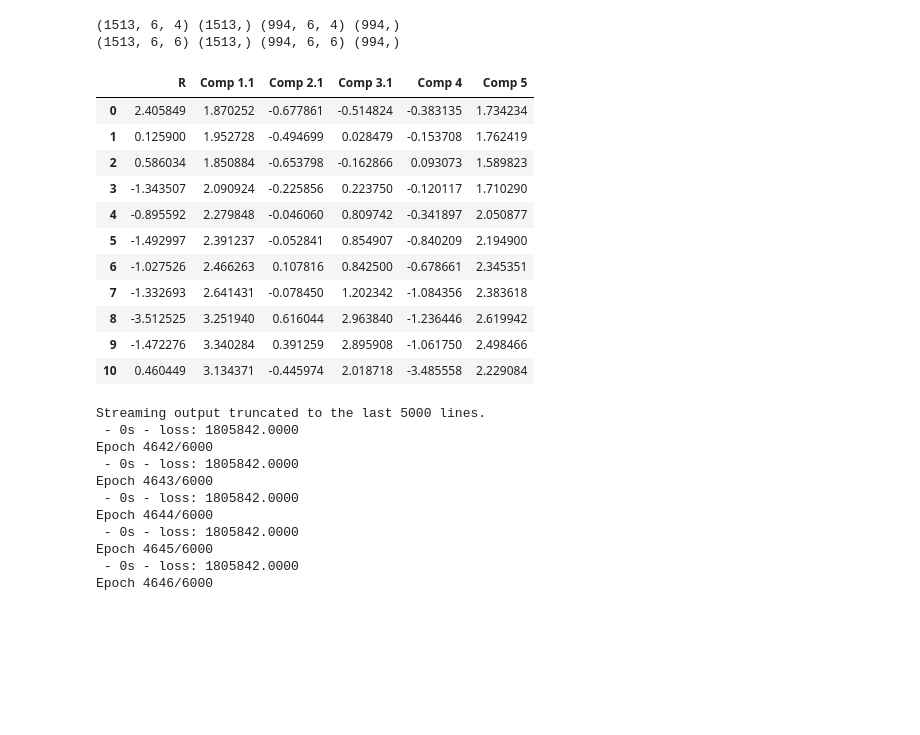
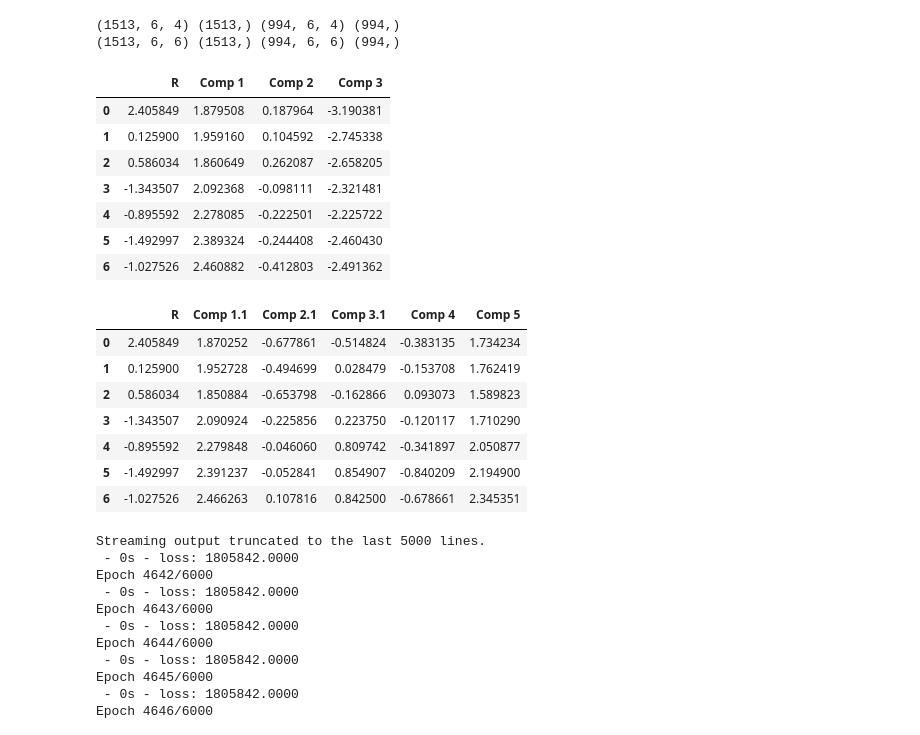
Before and after one commit to jiaxuanye/Pricing, a Jupyter notebook: Python Code/Price.ipynb, the cells around one changed output. Cells and saved outputs as stored; diff of their text form; code cells hidden in the pictures; blank space fills up the shorter version.

```diff
--- a/Python Code/Price.ipynb
+++ b/Python Code/Price.ipynb
@@ -323,21 +343,28 @@ print(x_train_reg2.shape,y_train_reg.shape,x_test_reg2.shape,y_test_reg.shape)
 # %% [output]
 (1513, 6, 4) (1513,) (994, 6, 4) (994,)
 (1513, 6, 6) (1513,) (994, 6, 6) (994,)
+# %%
+X_train1.head(7)
+# %% [output]
+|  | R | Comp 1 | Comp 2 | Comp 3 |
+| 0 | 2.405849 | 1.879508 | 0.187964 | -3.190381 |
+| 1 | 0.125900 | 1.959160 | 0.104592 | -2.745338 |
+| 2 | 0.586034 | 1.860649 | 0.262087 | -2.658205 |
+| 3 | -1.343507 | 2.092368 | -0.098111 | -2.321481 |
+| 4 | -0.895592 | 2.278085 | -0.222501 | -2.225722 |
+| 5 | -1.492997 | 2.389324 | -0.244408 | -2.460430 |
+| 6 | -1.027526 | 2.460882 | -0.412803 | -2.491362 |
 # %%
-X_train2.head(11)
+X_train2.head(7)
 # %% [output]
 |  | R | Comp 1.1 | Comp 2.1 | Comp 3.1 | Comp 4 | Comp 5 |
 | 0 | 2.405849 | 1.870252 | -0.677861 | -0.514824 | -0.383135 | 1.734234 |
 | 1 | 0.125900 | 1.952728 | -0.494699 | 0.028479 | -0.153708 | 1.762419 |
 | 2 | 0.586034 | 1.850884 | -0.653798 | -0.162866 | 0.093073 | 1.589823 |
 | 3 | -1.343507 | 2.090924 | -0.225856 | 0.223750 | -0.120117 | 1.710290 |
 | 4 | -0.895592 | 2.279848 | -0.046060 | 0.809742 | -0.341897 | 2.050877 |
 | 5 | -1.492997 | 2.391237 | -0.052841 | 0.854907 | -0.840209 | 2.194900 |
 | 6 | -1.027526 | 2.466263 | 0.107816 | 0.842500 | -0.678661 | 2.345351 |
-| 7 | -1.332693 | 2.641431 | -0.078450 | 1.202342 | -1.084356 | 2.383618 |
-| 8 | -3.512525 | 3.251940 | 0.616044 | 2.963840 | -1.236446 | 2.619942 |
-| 9 | -1.472276 | 3.340284 | 0.391259 | 2.895908 | -1.061750 | 2.498466 |
-| 10 | 0.460449 | 3.134371 | -0.445974 | 2.018718 | -3.485558 | 2.229084 |
 # %%
 x_train_reg = np.concatenate((x_train_reg1,x_train_reg2),axis=2)
 x_test_reg = np.concatenate((x_test_reg1,x_test_reg2),axis=2)
```
Also changed, not shown: parts of 37 cells of this notebook.
